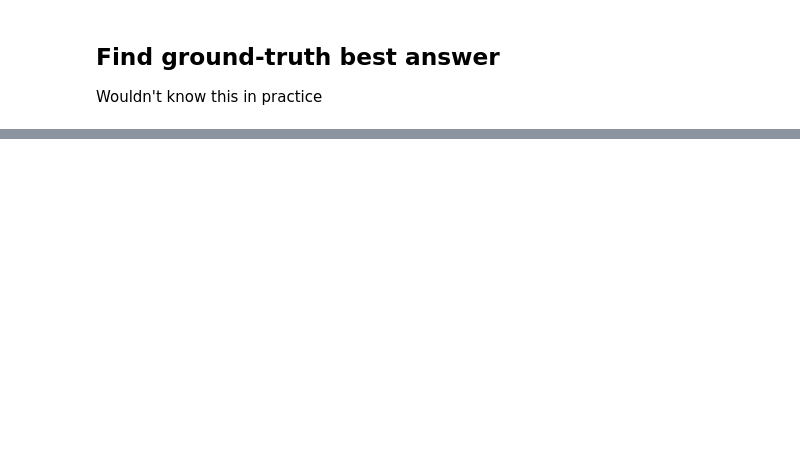
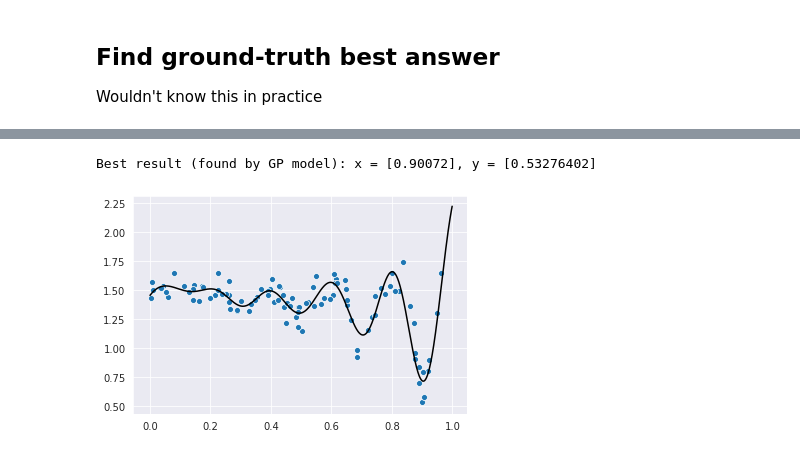
Before and after one commit to cjc77/gaussian-processes-final-project, a Jupyter notebook: notebooks/temp_1.ipynb, the cells around one changed output, grey strips where cells are left out. Saved outputs shown, nothing was run; the diff lists cells and outputs as text; code cells hidden in the pictures; blank space fills up the shorter version.

```diff
--- a/notebooks/temp_1.ipynb
+++ b/notebooks/temp_1.ipynb
@@ -50,0 +152,9 @@ Optima: (input) X = 0.9, (output) y = 0.81
+# %%
+plot_real_sample_vs_surrogate_surface(X, y_noise, model)
+
+# best result
+am = np.argmin(y_noise)
+print(f"Best result (found by GP model): x = {X[am]}, y = {y_noise[am]}")
+# %% [output]
+Best result (found by GP model): x = [0.90072], y = [0.53276402]
+[figure, added]
```
Also changed, not shown: parts of 15 cells of this notebook, 9 other files.
